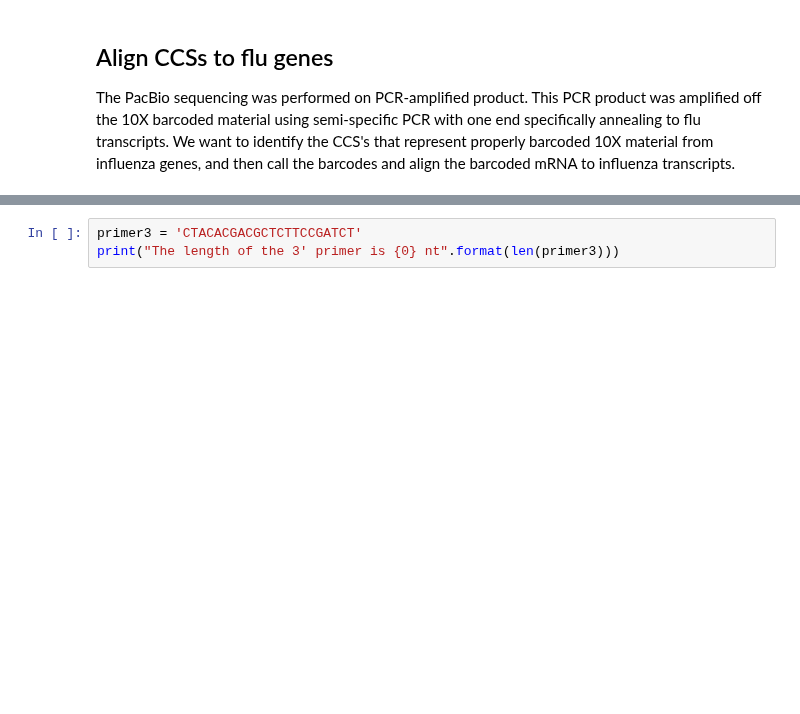
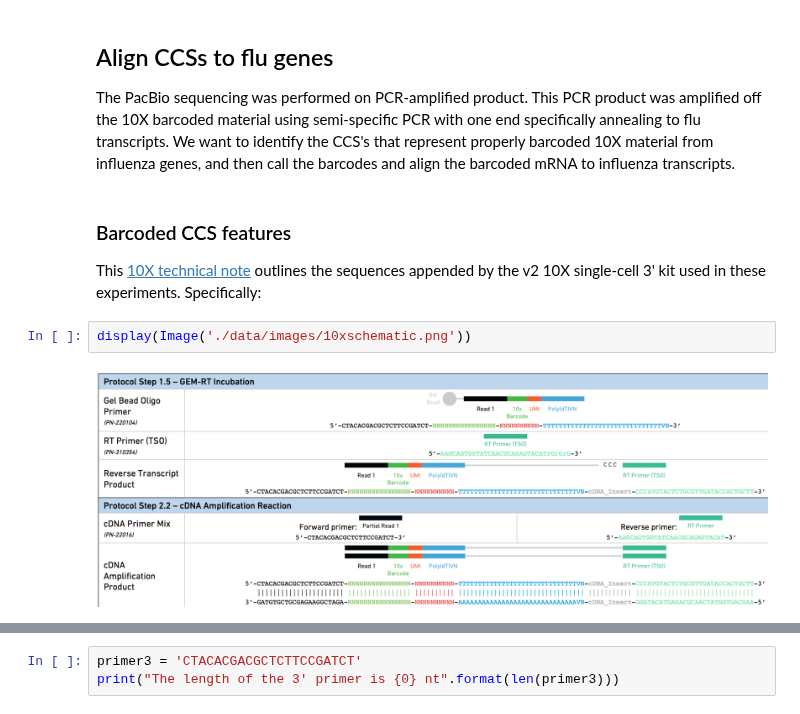
Before and after one commit to jbloomlab/IFNsorted_flu_single_cell, a Jupyter notebook: pacbio_analysis.ipynb, the cells around one changed output, grey strips where cells are left out. Saved outputs shown, nothing was run; the diff lists cells and outputs as text; blank space fills up the shorter version.

Commit message:
fixed display of 10X image

```diff
--- a/pacbio_analysis.ipynb
+++ b/pacbio_analysis.ipynb
@@ -223,4 +223,12 @@ showPDF(ccs_plots)
 The PacBio sequencing was performed on PCR-amplified product.
 This PCR product was amplified off the 10X barcoded material using semi-specific PCR with one end specifically annealing to flu transcripts.
 We want to identify the CCS's that represent properly barcoded 10X material from influenza genes, and then call the barcodes and align the barcoded mRNA to influenza transcripts.
+# %% [markdown]
+### Barcoded CCS features
+This [10X technical note](https://teichlab.github.io/scg_lib_structs/data/CG000108_AssayConfiguration_SC3v2.pdf) outlines the sequences appended by the v2 10X single-cell 3' kit used in these experiments.
+Specifically:
+# %%
+display(Image('./data/images/10xschematic.png'))
+# %% [output]
+[figure, added]
 # %% [markdown]
```
Also changed, not shown: parts of 6 cells of this notebook.
